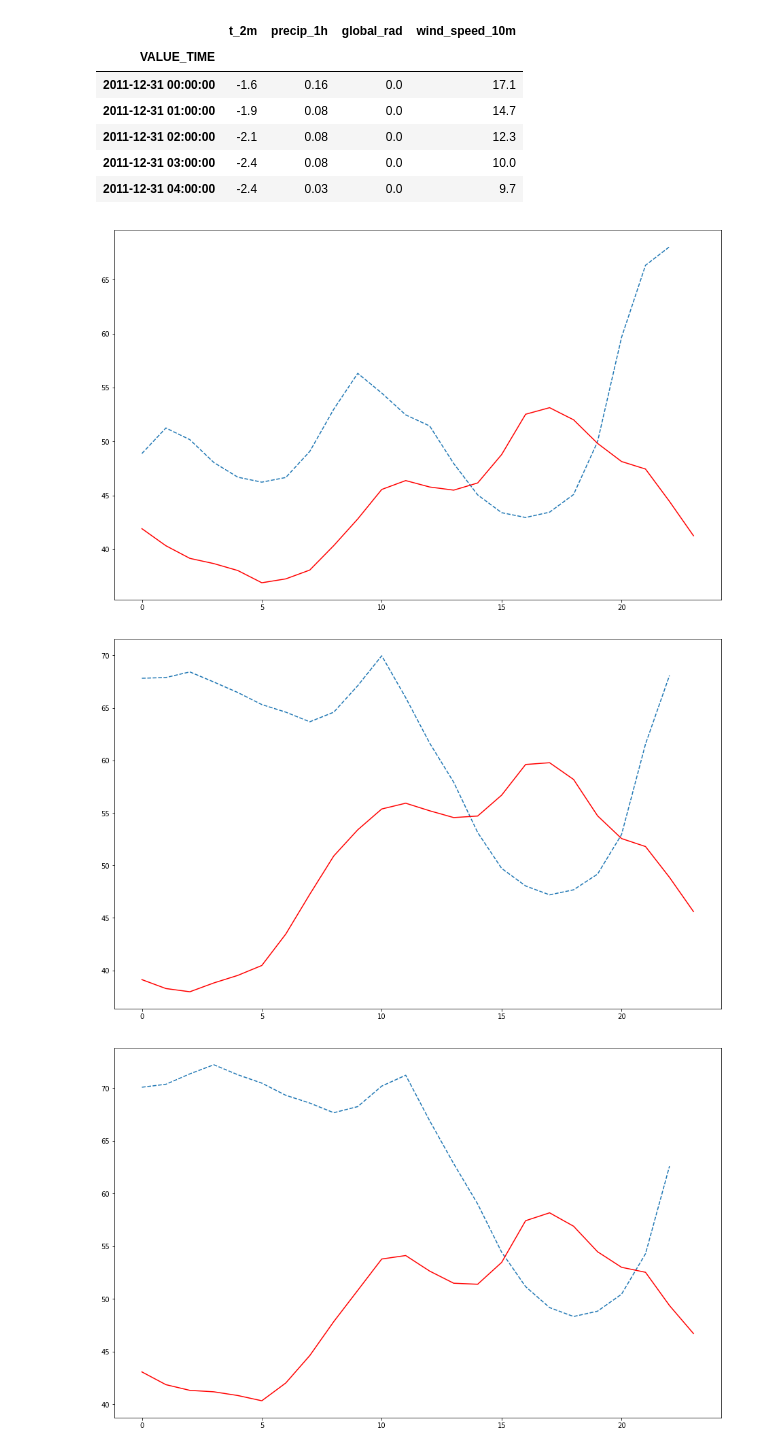
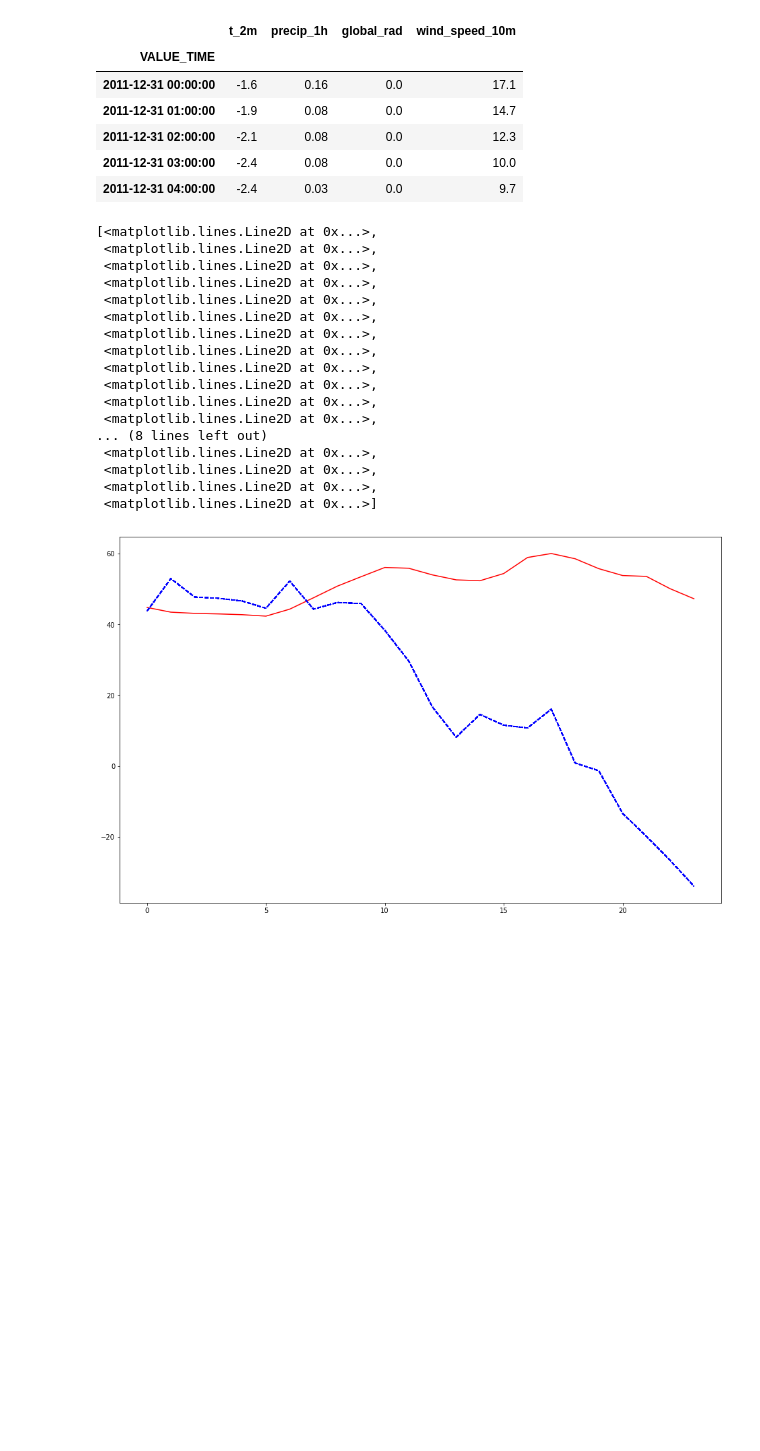
Before and after one commit to peveloper/hackenergy, a Jupyter notebook: Optimization.ipynb, the cells around one changed output. Cells and saved outputs as stored; diff of their text form; code cells hidden in the pictures; blank space fills up the shorter version.

```diff
--- a/Optimization.ipynb
+++ b/Optimization.ipynb
@@ -54,15 +54,9 @@ def invert_scale(scaler, X, value):
     return inverted[0, -1]
 
 def scale(test):
-    # fit scaler
     scaler = MinMaxScaler(feature_range=(-1, 1))
-    scaler = scaler.fit(train)
-    # transform train
-    #train = train.reshape(train.shape[0], train.shape[1])
-    #train_scaled = scaler.transform(train)
-    # transform test
     test = test.reshape(test.shape[0], test.shape[1])
-    test_scaled = scaler.transform(test)
+    test_scaled = scaler.fit_transform(test)
     return scaler, test_scaled
 # %%
 weather_b = pd.read_csv('data/weather_UTC_2012-2016_Berlin.csv', sep=';', decimal=',')
@@ -116,8 +110,6 @@ def cost_function(params):
 base = datetime.datetime(2016, 1, 1)
 battery_pred = np.zeros(24)
 lag = 24
-start = 0
-end = 23
 for day in [base + datetime.timedelta(days=x) for x in range(0, 10)]:
     next_day =  day+datetime.timedelta(days=1)
 
@@ -143,44 +135,50 @@ for day in [base + datetime.timedelta(days=x) for x in range(0, 10)]:
     scaler, X_scaled = scale(np.array(X_cons))
     consumption_pred = []
     for i in range(len(X_scaled)):
         # make one-step forecast
         X_i = X_scaled[i]
         yhat = forecast_lstm(pred_consumption, 1, X_i)
         # invert scaling
         yhat = invert_scale(scaler, X_i, yhat)
         # store forecast
         consumption_pred.append(yhat)
+
     '''
     consumption =  np.array(energy[(energy.index >= day) & (energy.index < next_day)]['consumption'])
-    consumption_pred = data1[start:end]
-
     solar = np.array(energy[(energy.index >= day) & (energy.index < next_day)]['solarprod'])
     wind =  np.array(energy[(energy.index >= day) & (energy.index < next_day)]['windprod'])
     production = solar + wind
 
-    #model = ARIMA(consumption, order=(2, 0, 1))
-    #ARIMA_fitted = model.fit(disp=-1)
-    start_idx = consumption.shape[0]
-    end_idx = start_idx + lag - 1
-
     wind_pred = pred_wind.predict(X_wind)
     solar_pred = pred_sun.predict(X_solar)
     production_pred = solar_pred + wind_pred
-    #consumption_pred = ARIMA_fitted.predict(start=start_idx, end=end_idx).reshape(-1, 1)
 
     #battery = minimize(cost_function, [production_pred, consumption_pred, battery_pred], method='nelder-mead')
-    battery = production_pred - consumption_pred - battery_pred
+    battery = production_pred - battery_pred #-consumption_pred
     battery_pred = battery
 
-    start = end
-    end = end + 23
 
 plt.figure(figsize=(16,10))
 plt.plot(consumption_pred, linestyle='--' ,label='pred_consumption')
 plt.plot(consumption, color='red')
 plt.plot(consumption_pred, color='red', label='pred_consumption')
 plt.plot(battery_pred, color='blue', label='battery', linestyle='--')
 # %% [output]
+[<matplotlib.lines.Line2D at 0x...>,
+ <matplotlib.lines.Line2D at 0x...>,
+ <matplotlib.lines.Line2D at 0x...>,
+ <matplotlib.lines.Line2D at 0x...>,
+ <matplotlib.lines.Line2D at 0x...>,
+ <matplotlib.lines.Line2D at 0x...>,
+ <matplotlib.lines.Line2D at 0x...>,
+ <matplotlib.lines.Line2D at 0x...>,
+ <matplotlib.lines.Line2D at 0x...>,
+ <matplotlib.lines.Line2D at 0x...>,
+ <matplotlib.lines.Line2D at 0x...>,
+ <matplotlib.lines.Line2D at 0x...>,
+... (8 lines left out)
+ <matplotlib.lines.Line2D at 0x...>,
+ <matplotlib.lines.Line2D at 0x...>,
+ <matplotlib.lines.Line2D at 0x...>,
+ <matplotlib.lines.Line2D at 0x...>]
-[figure, old version]
+[figure, new version]
-[figure, removed]
-[figure, removed]
```
Also changed, not shown: parts of 1 cell of this notebook, 5 other files.
